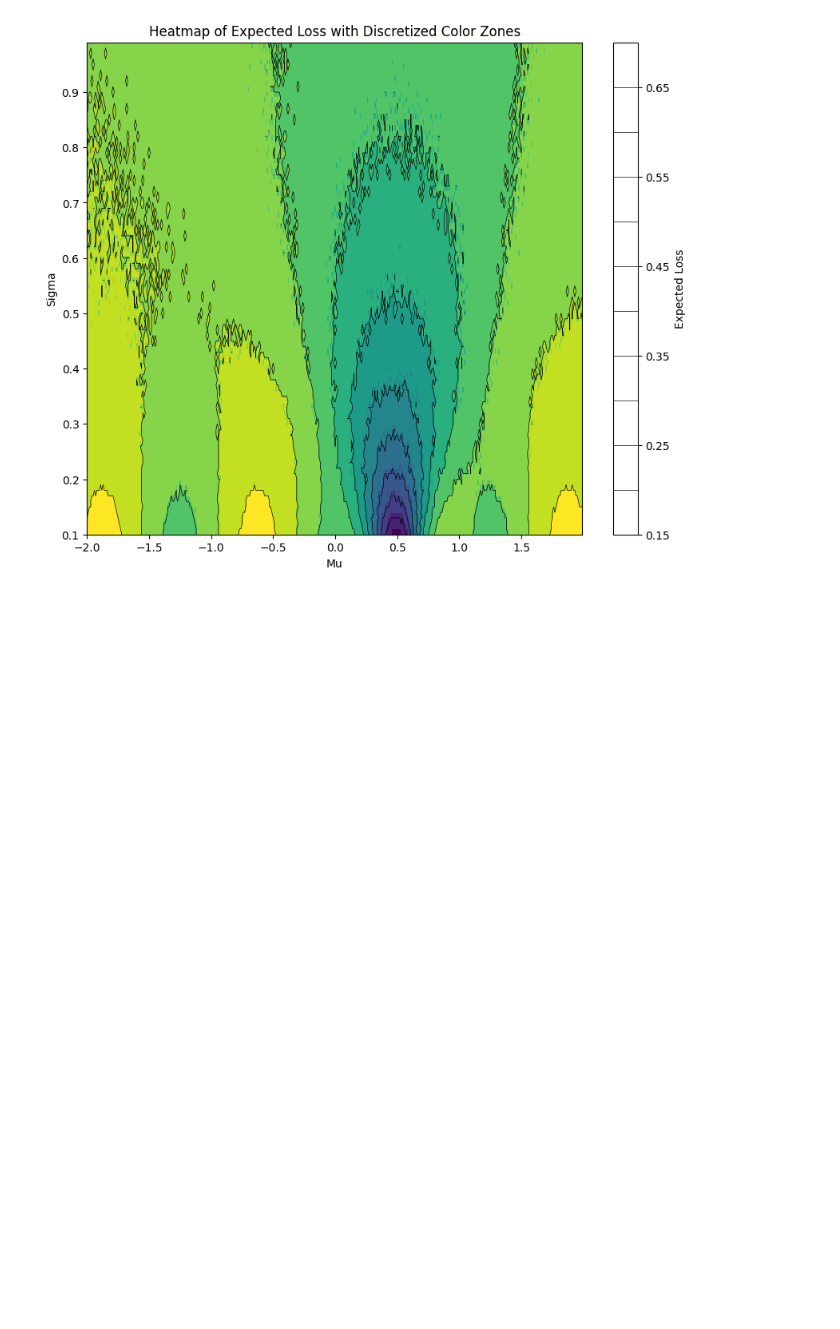
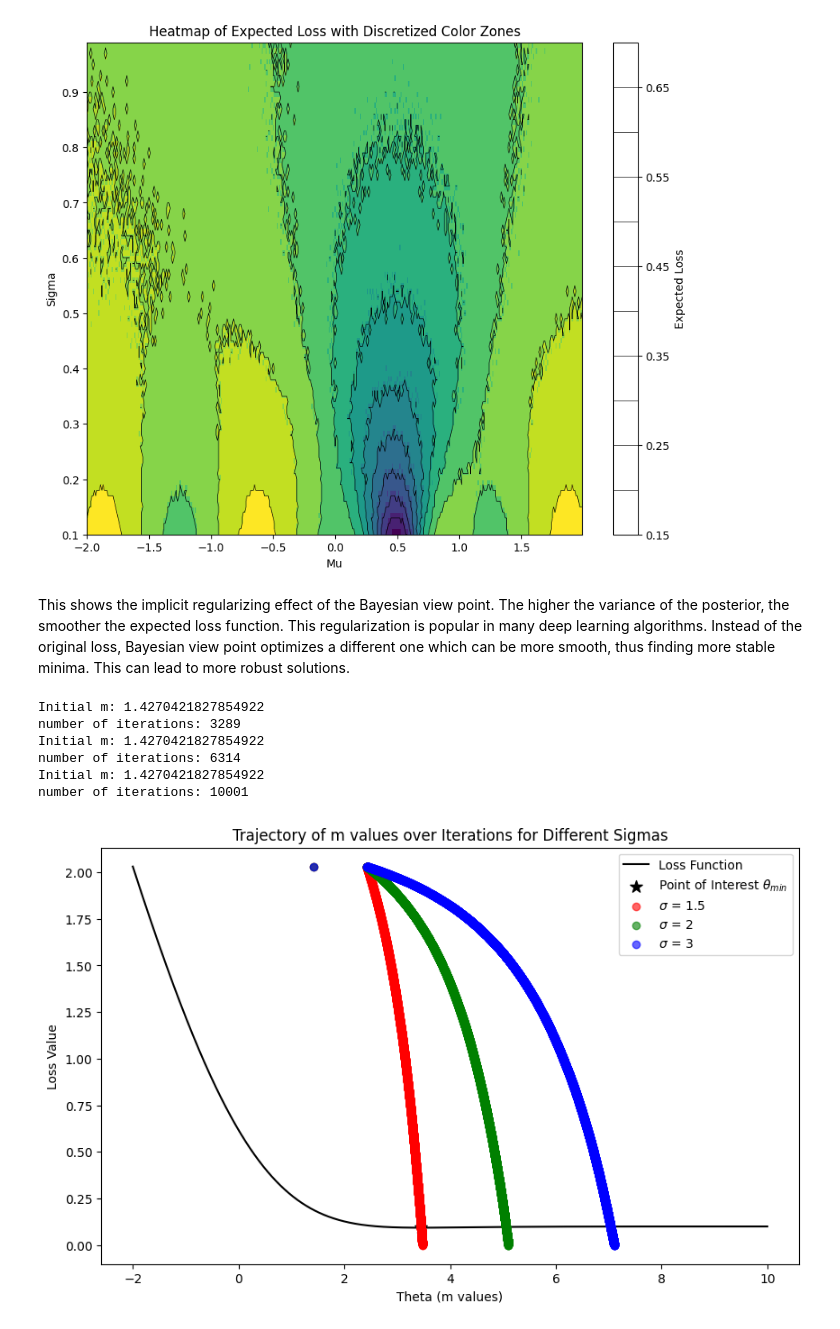
Before and after one commit to HipPilchen/bayesian_learning_rule, a Jupyter notebook: flat_regions.ipynb, the cells around one changed output. Drawn from its saved outputs; the diff is of its cells as text; code cells hidden in the pictures; blank space fills up the shorter version.

Commit message:
robustness good

```diff
--- a/flat_regions.ipynb
+++ b/flat_regions.ipynb
@@ -62,3 +60,57 @@ plot_loss_landscape_heatmap((-2, 2, 0.01), (0.1, 1, 0.01), custom_loss_function_
 # %% [output]
 [figure]
 [figure]
+# %% [markdown]
+This shows the implicit regularizing effect of the Bayesian view point. The higher the variance of the posterior, the smoother the expected loss function. This regularization is popular in many deep learning algorithms.
+Instead of the original loss, Bayesian view point optimizes a different one which can be more smooth, thus finding more stable minima. This can lead to more robust solutions.
+# %%
+m = np.random.randn()
+BLR = BLR_descent(sigma=1, n_samples=1000)
+m_values1 = BLR.descent(modified_logistic_loss, n_iter=10000, step_size=0.01, m=m)
+BLR = BLR_descent(sigma=2, n_samples=1000)
+m_values2 = BLR.descent(modified_logistic_loss, n_iter=10000, step_size=0.01, m=m)
+BLR = BLR_descent(sigma=3, n_samples=1000)
+m_values3 = BLR.descent(modified_logistic_loss, n_iter=10000, step_size=0.01, m=m)
+
+
+theta_values = np.linspace(-2, 10, 4000)
+loss_values = modified_logistic_loss(theta_values)
+
+# Adjusting the plot function to include multiple trajectories for different sigma values
+# Let's say we have 3 different sets of m_values corresponding to 3 different sigma values
+
+# Mock-up of three sets of m_values to represent different sigma values
+sigmas = [1.5, 2, 3]  # Different sigma values
+m_values_sets = [m_values1, m_values2, m_values3]
+
+# Colors for different sigma trajectories
+colors = ['red', 'green', 'blue']
+
+# Begin plotting
+plt.figure(figsize=(10, 6))
+
+# Plot the loss function
+plt.plot(theta_values, loss_values, label='Loss Function', zorder=1, color='black')
+theta_star = 3.4489
+loss_star = modified_logistic_loss(theta_star)
+plt.scatter(theta_star, loss_star, color="black", marker="*", s=100, label="Point of Interest $\\theta_{min}$")
+
+# Plot each trajectory
+for sigma, m_values, color in zip(sigmas, m_values_sets, colors):
+    iteration_indices = np.linspace(0, max(loss_values), len(m_values))
+    plt.scatter(m_values, max(loss_values) - iteration_indices, color=color, alpha=0.6, label=f'$\sigma$ = {sigma}', zorder=3)
+
+# Additional plot formatting
+plt.title('Trajectory of m values over Iterations for Different Sigmas')
+plt.xlabel('Theta (m values)')
+plt.ylabel('Loss Value')
+plt.legend()
+plt.show()
+# %% [output]
+Initial m: 1.4270421827854922
+number of iterations: 3289
+Initial m: 1.4270421827854922
+number of iterations: 6314
+Initial m: 1.4270421827854922
+number of iterations: 10001
+[figure, added]
```
Also changed, not shown: parts of 6 cells of this notebook, 11 other files.
